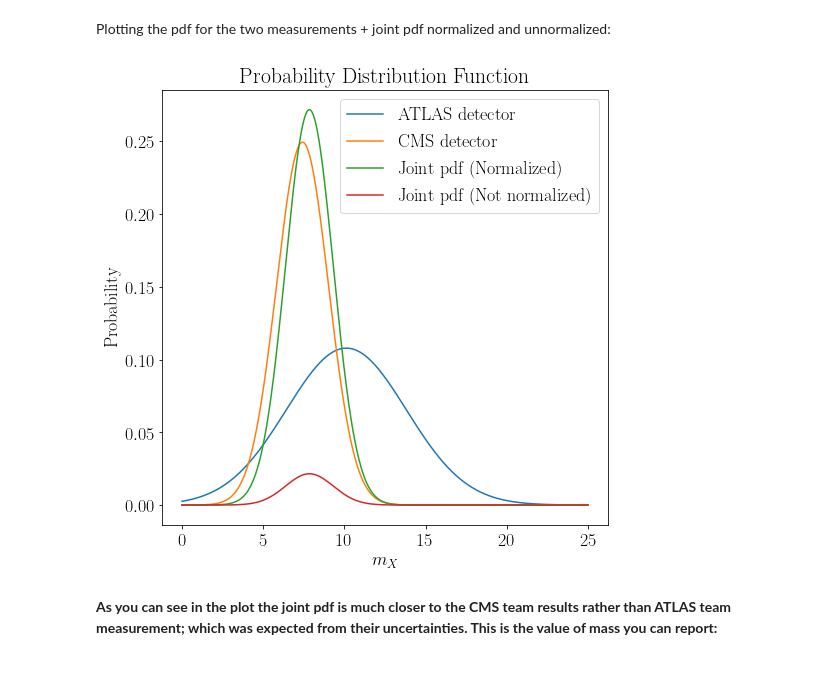
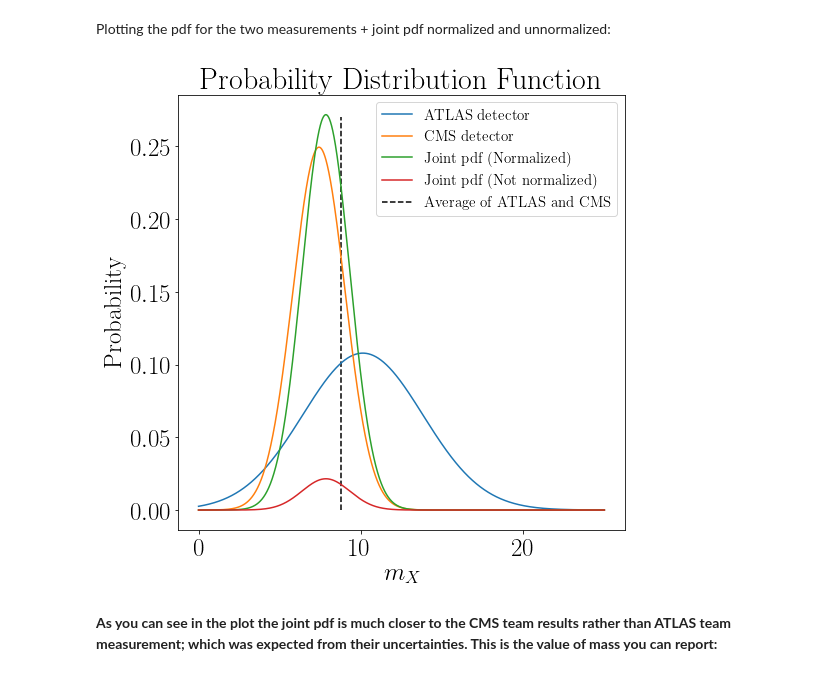
Before and after one commit to abtinshahidi/Foundation_applied_machine_learning, a Jupyter notebook: notebooks/week2/week2.ipynb, the cells around one changed output. Saved outputs shown, nothing was run; the diff lists cells and outputs as text; code cells hidden in the pictures.

```diff
--- a/notebooks/week2/week2.ipynb
+++ b/notebooks/week2/week2.ipynb
@@ -30,7 +36,7 @@ import matplotlib.pyplot as plt
 # font parameters dictionary
 font = {'family' : 'serif',
         'weight' : 'bold',
-        'size'   : 18,}
+        'size'   : 25,}
 
 
 # figure parameters dictionary
@@ -160,20 +180,21 @@ Plotting the pdf for the two measurements + joint pdf normalized and unnormalize
 # %%
 plt.figure(figsize=(8,8))
 
 plt.plot(m_X_span, prob_atlas, label="ATLAS detector")
 plt.plot(m_X_span, prob_cms, label="CMS detector")
 
 plt.plot(m_X_span, joint_prob_normalized, label="Joint pdf (Normalized)")
 plt.plot(m_X_span, joint_prob, label="Joint pdf (Not normalized)")
+plt.vlines(mass_average, 0, 0.27, linestyles="dashed", label="Average of ATLAS and CMS")
 
 plt.title(r"Probability Distribution Function")
 plt.xlabel(r"$m_X$")
 plt.ylabel(r"Probability")
 
-plt.legend()
+plt.legend(fontsize=15)
 plt.show()
 # %% [output]
-[figure, old version]
+[figure, new version]
 # %% [markdown]
 **As you can see in the plot the joint pdf is much closer to the CMS team results rather than ATLAS team measurement; which was expected from their uncertainties. This is the value of mass you can report:**
 # %%
```
Also changed, not shown: parts of 24 cells of this notebook.
